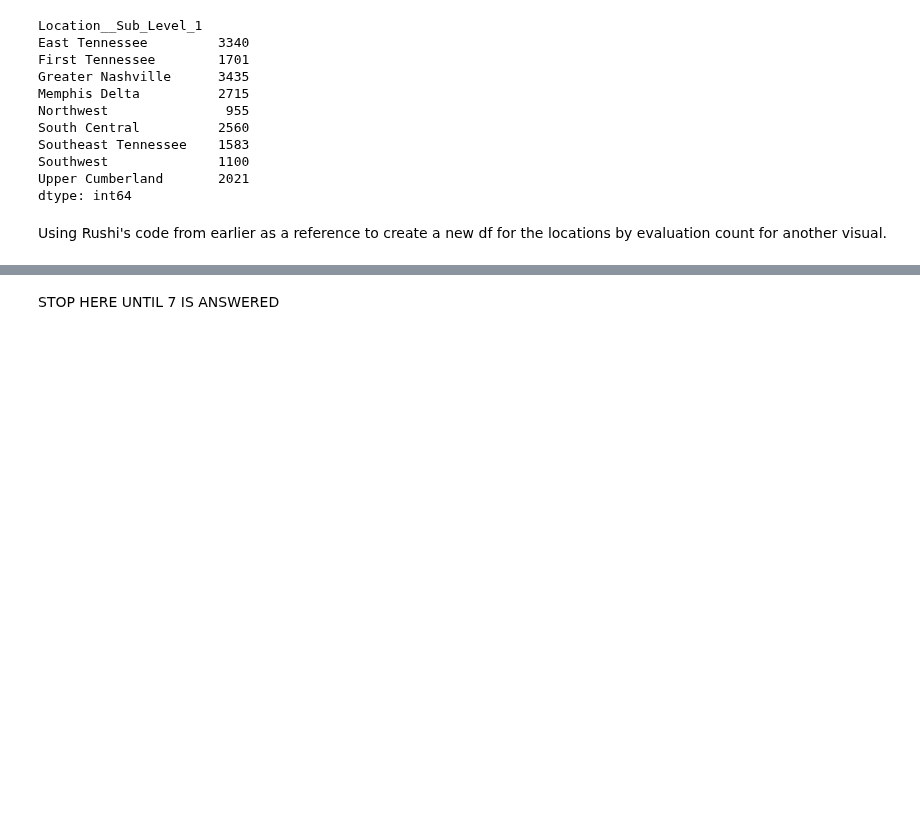
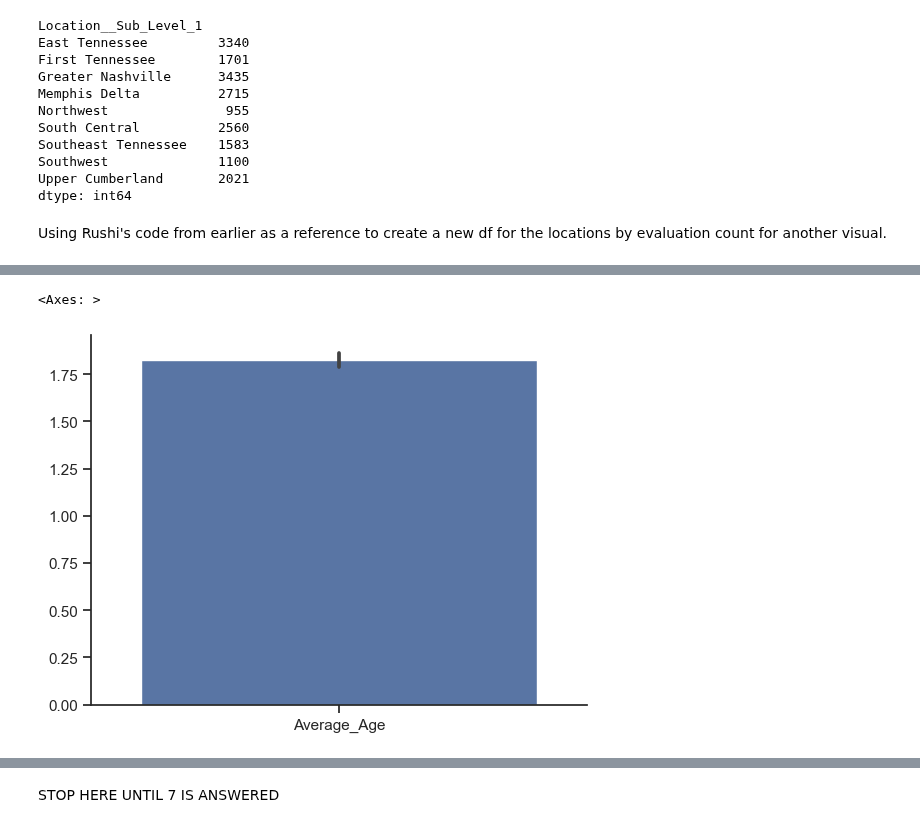
Before and after one commit to NSS-Data-Analytics-Cohort-10/teis-concat-dog, a Jupyter notebook: notebooks/teis_concatdog.ipynb, the cells around one changed output, grey strips where cells are left out. Cells and saved outputs as stored; diff of their text form; code cells hidden in the pictures; blank space fills up the shorter version.

Commit message:
adding an age by location viz

```diff
--- a/notebooks/teis_concatdog.ipynb
+++ b/notebooks/teis_concatdog.ipynb
@@ -539,0 +553,11 @@ Saturday:
+# %%
+# age_by_region = dataset_clean.groupby('Location_Group')['age_at_test_years'].count()
+# age_by_region.head()
+
+age_by_location = dataset_clean.groupby('Location__Sub_Level_1') \
+       .agg({'age_at_test_years':'mean'}) \
+        .rename(columns={'Location__Sub_Level_1':'Location','age_at_test_years':'Average_Age'}) \
+       .reset_index()
+
+# dataset_clean.groupby(['age_at_test_years','Location_Group']).mean()
+# can add .to_clipboard() to the end of this statement to copy and paste it elsewhere!
@@ -539,0 +577,5 @@ Saturday:
+# %%
+sns.barplot(age_by_location)
+# %% [output]
+<Axes: >
+[figure, added]
```
Also changed, not shown: parts of 12 cells of this notebook.
